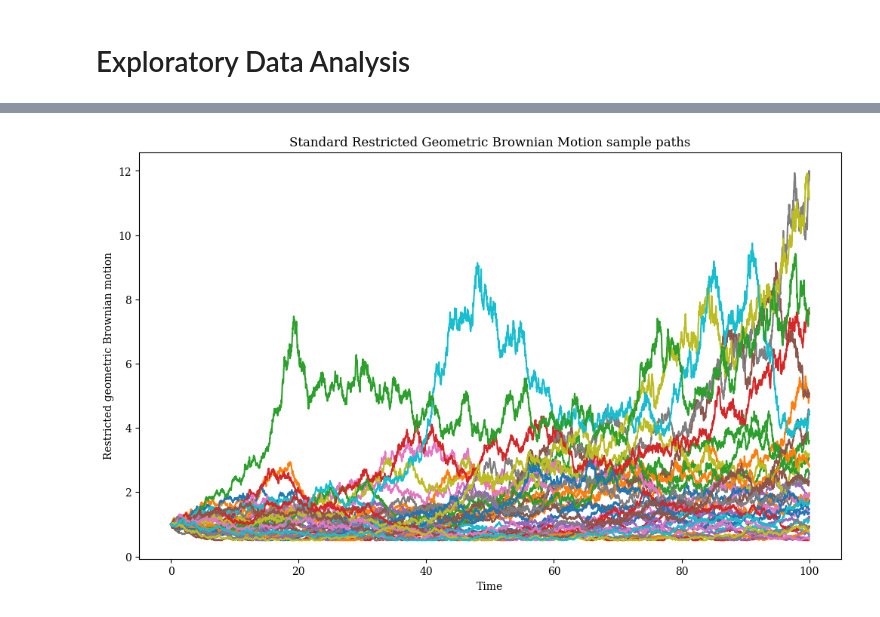
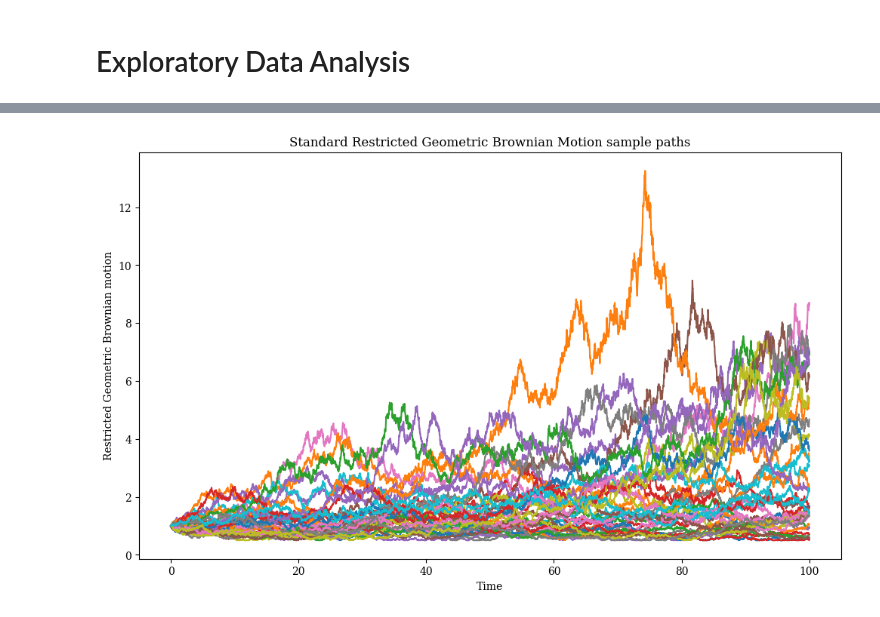
Before and after one commit to fsabrilb/Fokker_Planck_Distribution, a Jupyter notebook: scripts/estimate_stationary_distribution_gbm.ipynb, the cells around one changed output, grey strips where cells are left out. Drawn from its saved outputs; the diff is of its cells as text; code cells hidden in the pictures.

```diff
--- a/scripts/estimate_stationary_distribution_gbm.ipynb
+++ b/scripts/estimate_stationary_distribution_gbm.ipynb
@@ -104,12 +101,13 @@ rgbm_args_list = pd.DataFrame(
 rgbm_args_list = rgbm_args_list.values.tolist()
 # %%
 # Simulate multiple of restricted Geometric Brownian motion paths
-df_rgbm = egbm.simulate_geometric_brownian_motion(
+df_rgbm = esp.simulate_brownian_motion(
     mu = mu,
     sigma = sigma,
     threshold = threshold,
     threshold_flag = True,
-    gbm_args_list = rgbm_args_list,
+    geometric_flag = True,
+    bm_args_list = rgbm_args_list,
     log_path = log_path,
     log_filename = "log_rgbm",
     verbose = 1,
@@ -184,21 +182,21 @@ edagbm.plot_geometric_brownian_motion(
 # %%
 # Restricted Geometric Brownian motion samples ----
 fig_2, ax_2 = plt.subplots(1, 1, figsize = (12, 7))
 
 for path in range(0, 40):
     df_aux = df_rgbm[df_rgbm["simulation"] == path]
     ax_2.plot(
         df_aux["time"],
         df_aux["value"],
         alpha = 1,
         zorder = 2,
         marker = "",
         linestyle = "-",
         markersize = 1
     )
 ax_2.set_title("Standard Restricted Geometric Brownian Motion sample paths")
 ax_2.set_xlabel("Time")
-ax_2.set_ylabel("Restricted geometric Brownian motion")
+ax_2.set_ylabel("Restricted Geometric Brownian motion")
 plt.show()
 # %% [output]
-[figure, old version]
+[figure, new version]
```
Also changed, not shown: parts of 7 cells of this notebook, 4 other files.
